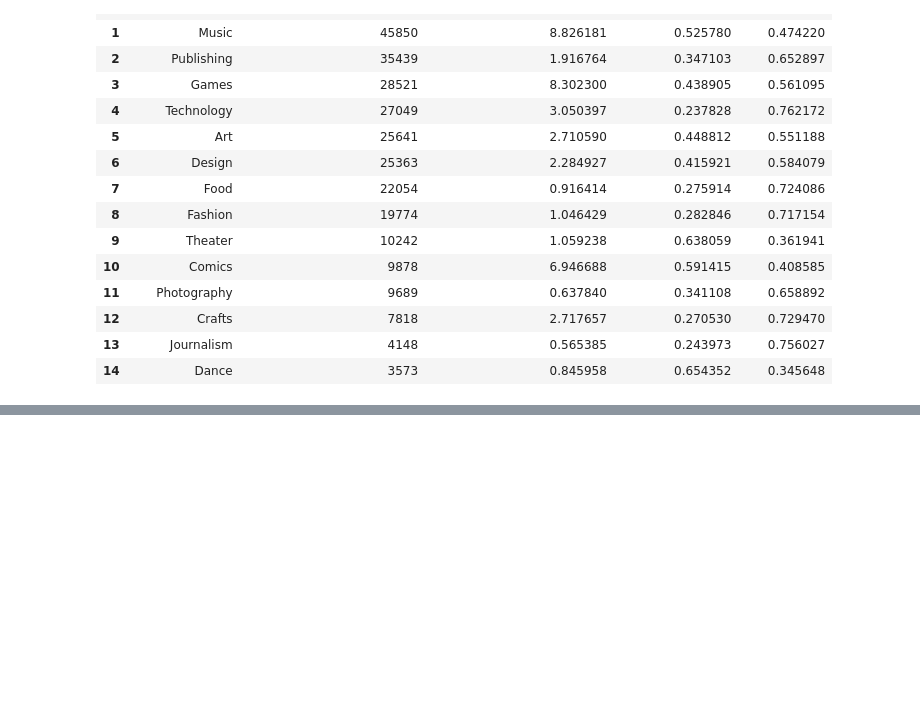
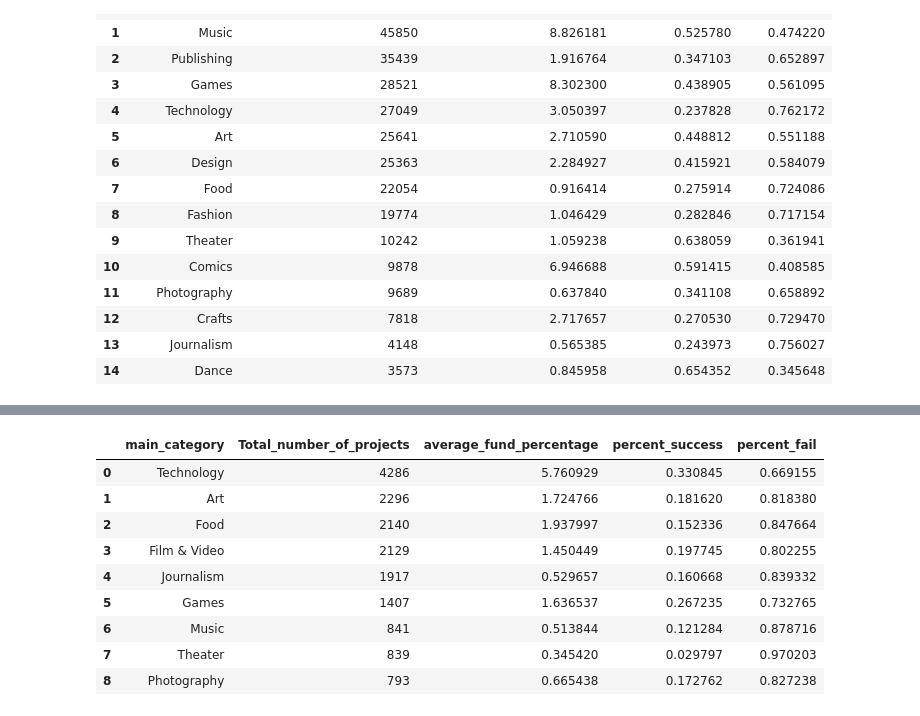
Before and after one commit to Best-Brain-Gang/Crowdfunding_Analysis, a Jupyter notebook: crowdfunding_analyzer.ipynb, the cells around one changed output, grey strips where cells are left out. Drawn from its saved outputs; the diff is of its cells as text; code cells hidden in the pictures; blank space fills up the shorter version.

Commit message:
#95 Add percent success and fail for indiegogo and add to the dataframe

```diff
--- a/crowdfunding_analyzer.ipynb
+++ b/crowdfunding_analyzer.ipynb
@@ -429,12 +429,12 @@ for category in category_list:
     ORDER BY funded_percent DESC
     """
 
-    ks_main_category_film_success = pd.read_sql_query(
+    ks_main_category_success = pd.read_sql_query(
         query,
         con= engine)
-    percent_success_film_video = ks_main_category_film_success["main_category"].count() / ks_main_category_total.loc[i, 'Total_number_of_projects']
+    percent_success_main_category = ks_main_category_success["main_category"].count() / ks_main_category_total.loc[i, 'Total_number_of_projects']
 
-    list_of_percent_success.append(percent_success_film_video)
+    list_of_percent_success.append(percent_success_main_category)
     i= i+1
 
 ks_main_category_total["percent_success"] = list_of_percent_success
@@ -459,0 +462,13 @@ ks_main_category_total
+# %%
+query = """
+SELECT main_category, COUNT (*) AS Total_number_of_projects, AVG(funded_percent) AS average_fund_percentage
+FROM indie_gogo
+GROUP BY main_category
+ORDER BY
+    total_number_of_projects DESC;
+"""
+
+indiegogo_main_category_total = pd.read_sql_query(
+    query,
+    con= engine)
+indiegogo_main_category_total
@@ -459,0 +486,42 @@ ks_main_category_total
+# %%
+# Created a for loop statement to get the percent success and percent failed of each main_category for Kickstarter and added it on the dataframe.
+
+category_list = indiegogo_main_category_total["main_category"]
+list_of_percent_success = []
+
+i=0
+
+for category in category_list:
+    query =  f"""
+    SELECT main_category, funded_percent, usd_pledged_real, usd_goal_real
+    FROM indie_gogo
+    WHERE main_category == "{category}"
+    AND usd_pledged_real >= usd_goal_real
+    ORDER BY funded_percent DESC
+    """
+
+    indiegogo_main_category_success = pd.read_sql_query(
+        query,
+        con= engine)
+    percent_success_main_category = indiegogo_main_category_success["main_category"].count() / indiegogo_main_category_total.loc[i, 'Total_number_of_projects']
+
+    list_of_percent_success.append(percent_success_main_category)
+    i= i+1
+
+
+indiegogo_main_category_total["percent_success"] = list_of_percent_success
+
+indiegogo_main_category_total["percent_fail"] = 1 - indiegogo_main_category_total["percent_success"]
+
+indiegogo_main_category_total
+# %% [output]
+|  | main_category | Total_number_of_projects | average_fund_percentage | percent_success | percent_fail |
+| 0 | Technology | 4286 | 5.760929 | 0.330845 | 0.669155 |
+| 1 | Art | 2296 | 1.724766 | 0.181620 | 0.818380 |
+| 2 | Food | 2140 | 1.937997 | 0.152336 | 0.847664 |
+| 3 | Film & Video | 2129 | 1.450449 | 0.197745 | 0.802255 |
+| 4 | Journalism | 1917 | 0.529657 | 0.160668 | 0.839332 |
+| 5 | Games | 1407 | 1.636537 | 0.267235 | 0.732765 |
+| 6 | Music | 841 | 0.513844 | 0.121284 | 0.878716 |
+| 7 | Theater | 839 | 0.345420 | 0.029797 | 0.970203 |
+| 8 | Photography | 793 | 0.665438 | 0.172762 | 0.827238 |
```
Also changed, not shown: parts of 3 cells of this notebook.
